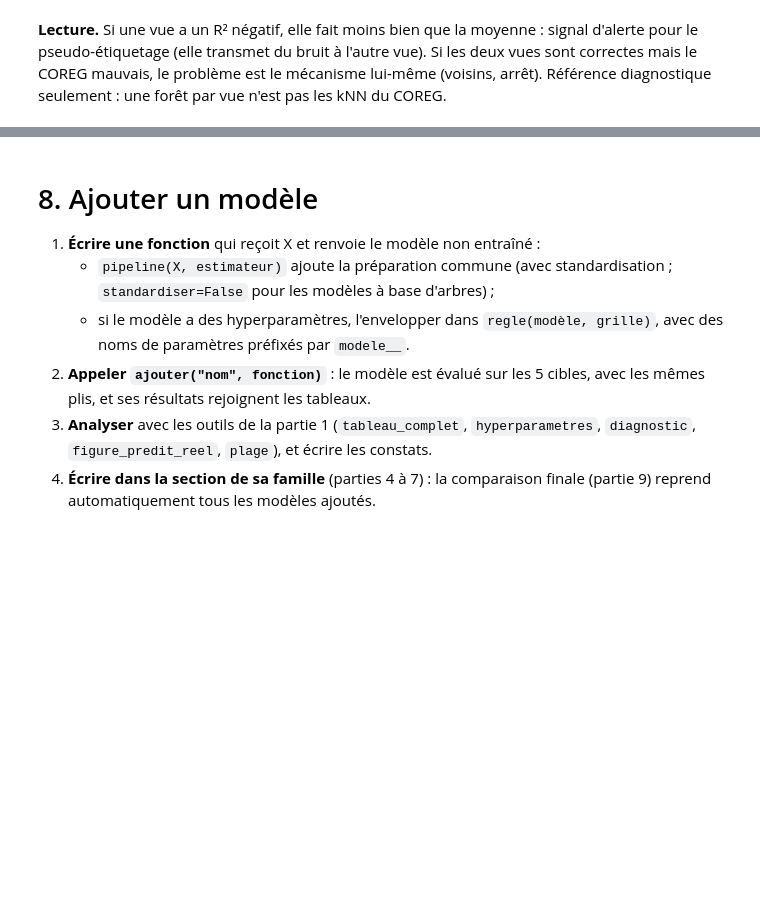
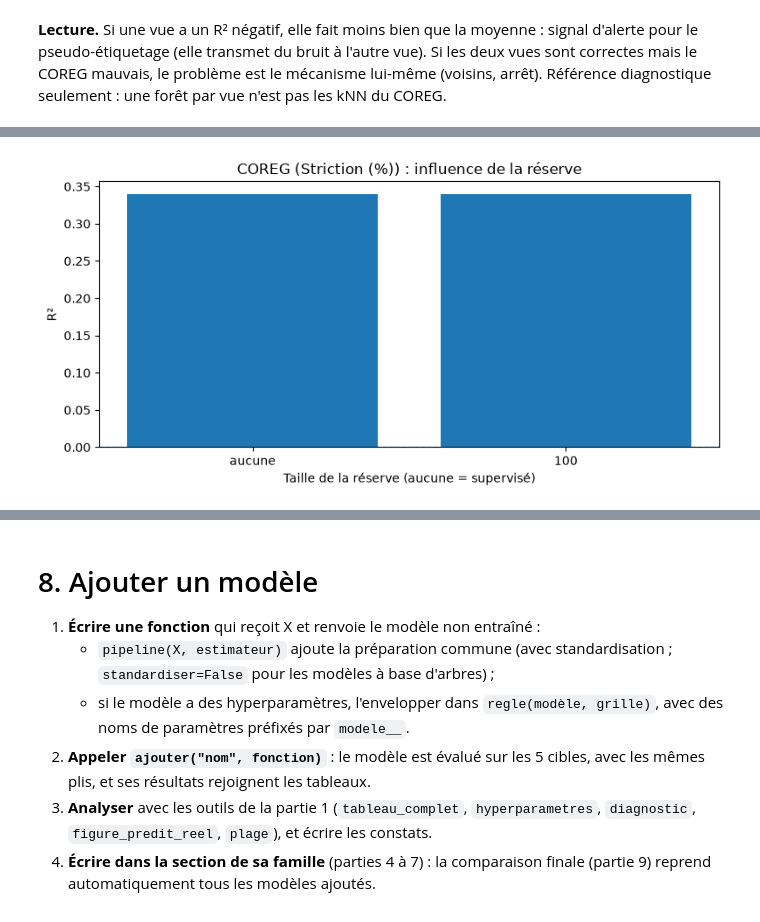
Before and after one commit to marglgls/Projet-ML-soudures, a Jupyter notebook: modeles.ipynb, the cells around one changed output, grey strips where cells are left out. Cells and saved outputs as stored; diff of their text form; code cells hidden in the pictures; blank space fills up the shorter version.

```diff
--- a/modeles.ipynb
+++ b/modeles.ipynb
@@ -857,13 +963,15 @@ display(table_graines.groupby("réserve").agg({"R²": ["mean", "std"], "RMSE": [
 # %%
 plot_df = table_reserve.copy()
 plot_df["réserve"] = plot_df["réserve"].astype(str)
 fig, ax = plt.subplots(figsize=(8, 4))
-ax.bar(plot_df["réserve"], plot_df["R²"])
+ax.bar(plot_df["réserve"], plot_df["R²"]),
 ax.axhline(0, linestyle="--", linewidth=1)
 ax.set_xlabel("Taille de la réserve (aucune = supervisé)")
 ax.set_ylabel("R²")
 ax.set_title(f"COREG ({NOMS[CIBLE_DIAG]}) : influence de la réserve")
 fig.tight_layout()
 fig.savefig(FIGURES / "coreg_diagnostic_reserve.pdf", bbox_inches="tight")
 plt.show()
+# %% [output]
+[figure, added]
 # %% [markdown]
```
Also changed, not shown: parts of 16 cells of this notebook, 1 other file.
